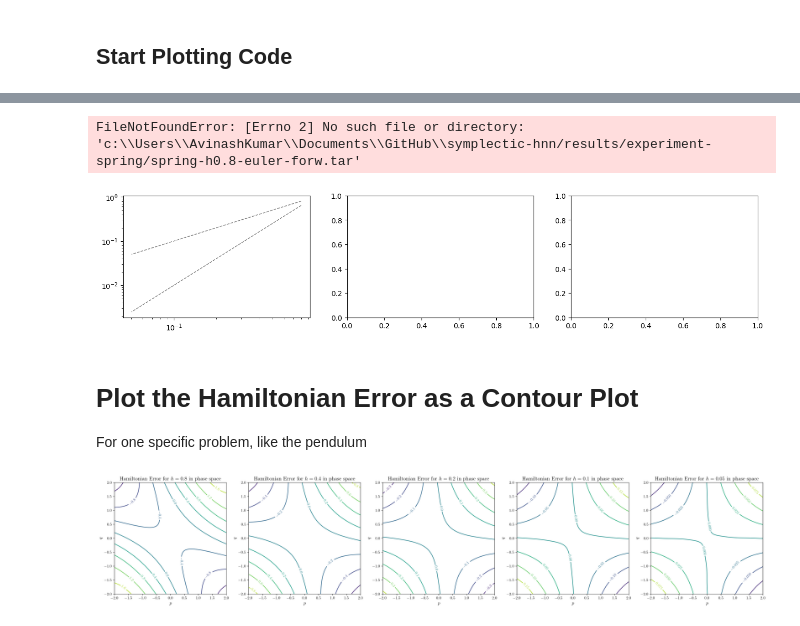
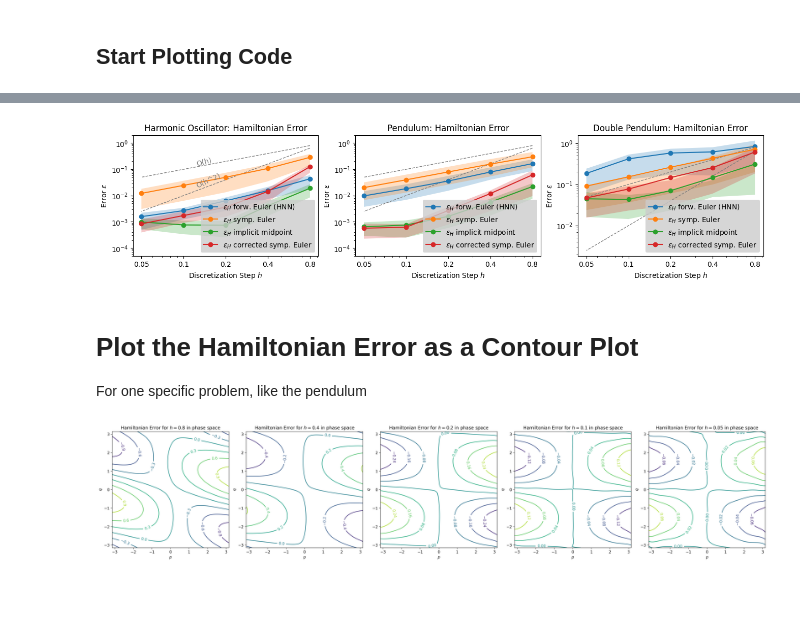
Before and after one commit to avinashkumar1987/symplectic-hnn, a Jupyter notebook: plot-hamiltonian-error.ipynb, the cells around one changed output, grey strips where cells are left out. Drawn from its saved outputs; the diff is of its cells as text; code cells hidden in the pictures; blank space fills up the shorter version.

```diff
--- a/plot-hamiltonian-error.ipynb
+++ b/plot-hamiltonian-error.ipynb
@@ -72,25 +72,18 @@ def plot_herr(axes, args, legend_loc='lower right', annotate_slopes=False, clipy
         axes.set_ylim(.5e-4, 2)
 
     if annotate_slopes: # (fontsize=10)
-        axes.text(0.14, 0.14-0.02, r'$\varepsilon \in \mathcal O(h)$',
-                  color='grey', rotation=15, verticalalignment='bottom', horizontalalignment='center')
-        axes.text(0.15, 0.15**2-0.005, r'$\varepsilon \in \mathcal O(h^2)$',
-                  color='grey', rotation=25, verticalalignment='bottom', horizontalalignment='center')
+        axes.text(0.14, 0.14-0.02, 'O(h)',
+          color='grey', rotation=15, verticalalignment='bottom', horizontalalignment='center')
+        axes.text(0.15, 0.15**2-0.005, 'O(h^2)',
+          color='grey', rotation=25, verticalalignment='bottom', horizontalalignment='center')
+
+        # axes.text(0.14, 0.14-0.02, r'$\varepsilon \in \mathcal O(h)$',
+        #           color='grey', rotation=15, verticalalignment='bottom', horizontalalignment='center')
+        # axes.text(0.15, 0.15**2-0.005, r'$\varepsilon \in \mathcal O(h^2)$',
+        #           color='grey', rotation=25, verticalalignment='bottom', horizontalalignment='center')
 
     legend = axes.legend(loc=legend_loc)
     legend.get_frame().set_facecolor('0.8')  # fill the legend dark grey
     legend.get_frame().set_linewidth(0.0)  # remove the black border
 # %% [markdown]
 ## Start Plotting Code
-# %%
-# from visualize import *
-# mpl.rcParams.update(params)
-# %matplotlib inline
-
-# added by AK
-import sys
-#sys.argv = ['']  # Reset arguments to avoid conflicts
-
-from visualize import *
-mpl.rcParams.update(params)
-%matplotlib inline
@@ -160,22 +121,30 @@ sys.argv = ['script_name', 'pendulum']
 # Now, this should work without errors
 default_args = get_args(lenient=True)
 # %%
+from visualize import print_method
+from visualize import print_name
+
+
 golden_ratio = (5**.5 - 1) / 2
 # PLOT ALL TOGETHER
 fig, ((ax1, ax2, ax3)) = plt.subplots(1, 3, figsize=(16, 5*golden_ratio))
 fig.subplots_adjust(wspace=0.2, hspace=0.4)
 
-plot_herr(ax1, default_args | {'name': 'spring'}, annotate_slopes=True, save_dir_prefix='/results/experiment-')
-plot_herr(ax2, default_args | {'name': 'pendulum'}, save_dir_prefix='/results/experiment-')
-plot_herr(ax3, default_args | {'name': 'double-pendulum'}, clipy=False, save_dir_prefix='/results/experiment-')
+# plot_herr(ax1, default_args | {'name': 'spring'}, annotate_slopes=True, save_dir_prefix='/results/experiment-')
+# plot_herr(ax2, default_args | {'name': 'pendulum'}, save_dir_prefix='/results/experiment-')
+# plot_herr(ax3, default_args | {'name': 'double-pendulum'}, clipy=False, save_dir_prefix='/results/experiment-')
+
+plot_herr(ax1, default_args | {'name': 'spring'}, annotate_slopes=True, save_dir_prefix='/experiment-')
+plot_herr(ax2, default_args | {'name': 'pendulum'}, save_dir_prefix='/experiment-')
+plot_herr(ax3, default_args | {'name': 'double-pendulum'}, clipy=False, save_dir_prefix='/experiment-')
+
 
 #plot_herr(ax3, default_args | {'name': 'twobody'})
 #plot_herr(ax4, default_args | {'name': 'fput'})
 
-fig.savefig("hamiltonian-error.pdf", format='pdf', bbox_inches='tight')
+#fig.savefig("hamiltonian-error.pdf", format='pdf', bbox_inches='tight')
 # %% [output]
-FileNotFoundError: [Errno 2] No such file or directory: 'c:\\Users\\AvinashKumar\\Documents\\GitHub\\symplectic-hnn/results/experiment-spring/spring-h0.8-euler-forw.tar'
-[figure, old version]
+[figure, new version]
 # %% [markdown]
 # Plot the Hamiltonian Error as a Contour Plot
 
@@ -184,13 +153,16 @@ For one specific problem, like the pendulum
 from metrics import load_model, hamiltonian_error_grid
 from matplotlib import cm
 from scipy.ndimage import gaussian_filter
+
+
+SAVE_DIR_PREFIX = '/experiment-'
 
 N = len(hs)
 fig = plt.figure(figsize=(5*N, 5), facecolor='white', dpi=300)
 ax = [fig.add_subplot(1, N, i+1, aspect='equal') for i in range(N)]  # kwarg useful sometimes: aspect='equal'
 
 for i, h in enumerate(hs):
-    args = default_args | {'name': 'spring', 'loss_type': 'euler-symp', 'h': h}
+    args = default_args | {'name': 'pendulum', 'loss_type': 'euler-symp', 'h': h}
 
     # corrected=False is the second argument
     model, args = load_model(args, False, SAVE_DIR_PREFIX)
@@ -208,4 +180,4 @@ for i, h in enumerate(hs):
 fig.tight_layout()
 plt.savefig(f"hamiltonian-error-contour-{args.name}-{args.loss_type}.pdf", format='pdf', bbox_inches='tight')
 # %% [output]
-[figure, old version]
+[figure, new version]
```
Also changed, not shown: parts of 3 cells of this notebook.
